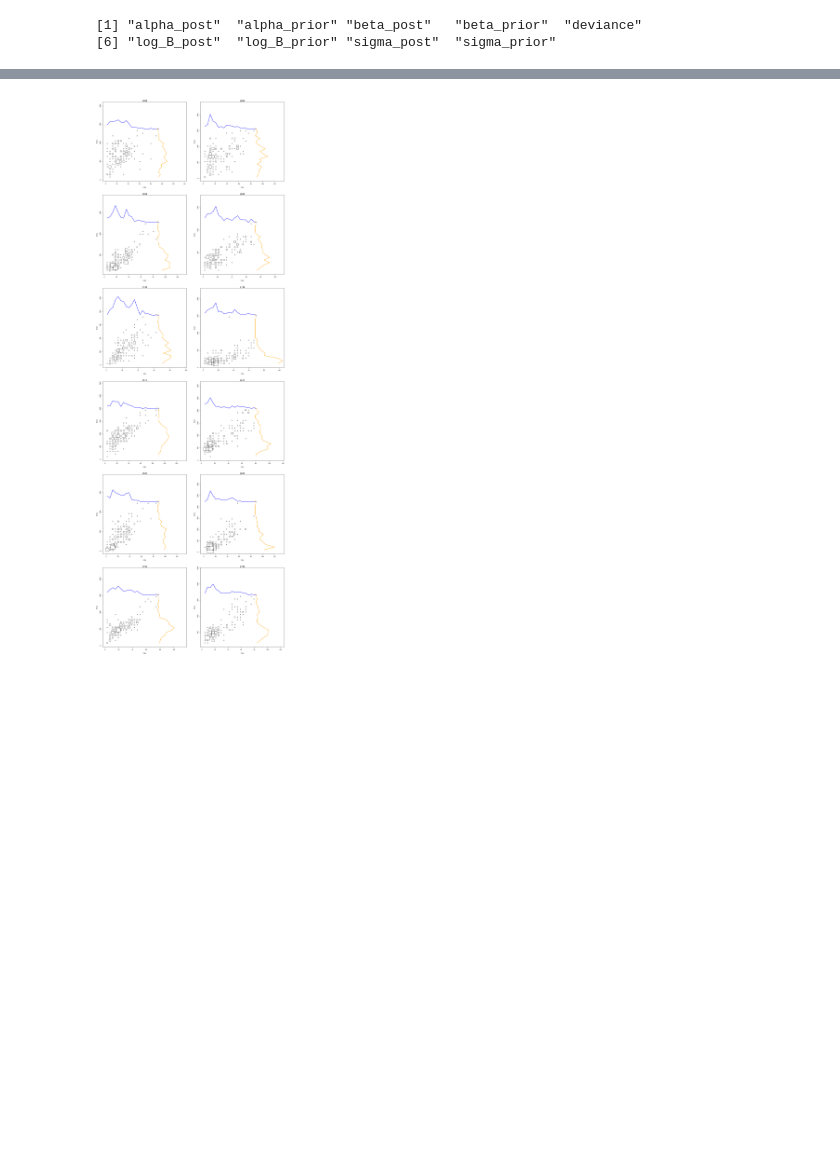
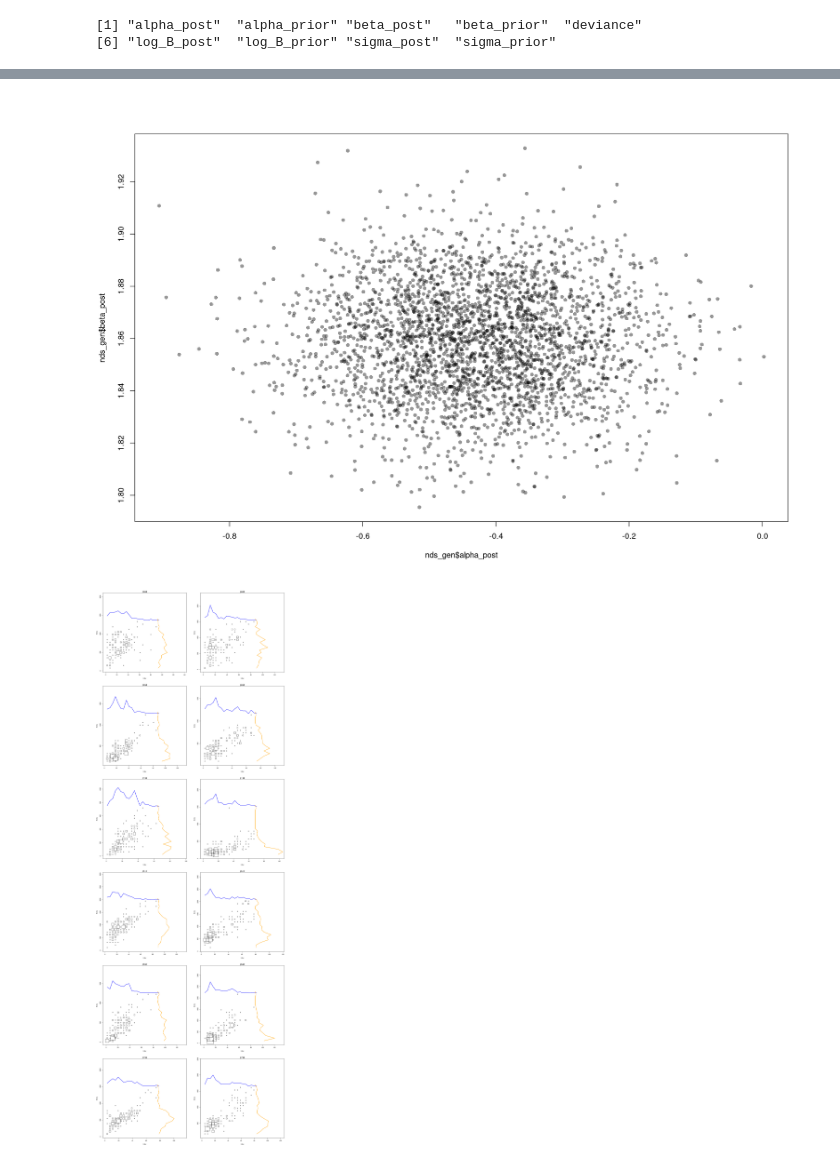
Before and after one commit to JLBaroja/JAPE, a Jupyter notebook: Reports/generative_matching.ipynb, the cells around one changed output, grey strips where cells are left out. Cells and saved outputs as stored; diff of their text form; code cells hidden in the pictures; blank space fills up the shorter version.

```diff
--- a/Reports/generative_matching.ipynb
+++ b/Reports/generative_matching.ipynb
@@ -239,3 +305,7 @@ hist(nds_non_gen$sigma_prior,xlim=c(0,2),border=NA,col=col_prior,add=T,breaks=10
+# %%
+plot(nds_gen$alpha_post,nds_gen$beta_post,pch=16,col='#00000068')
+# %% [output]
+[figure, added]
 # %%
 bivariate_plot <- function(x,y,x_bins=20,y_bins=20){
 
```
Also changed, not shown: parts of 10 cells of this notebook, 6 other files.
